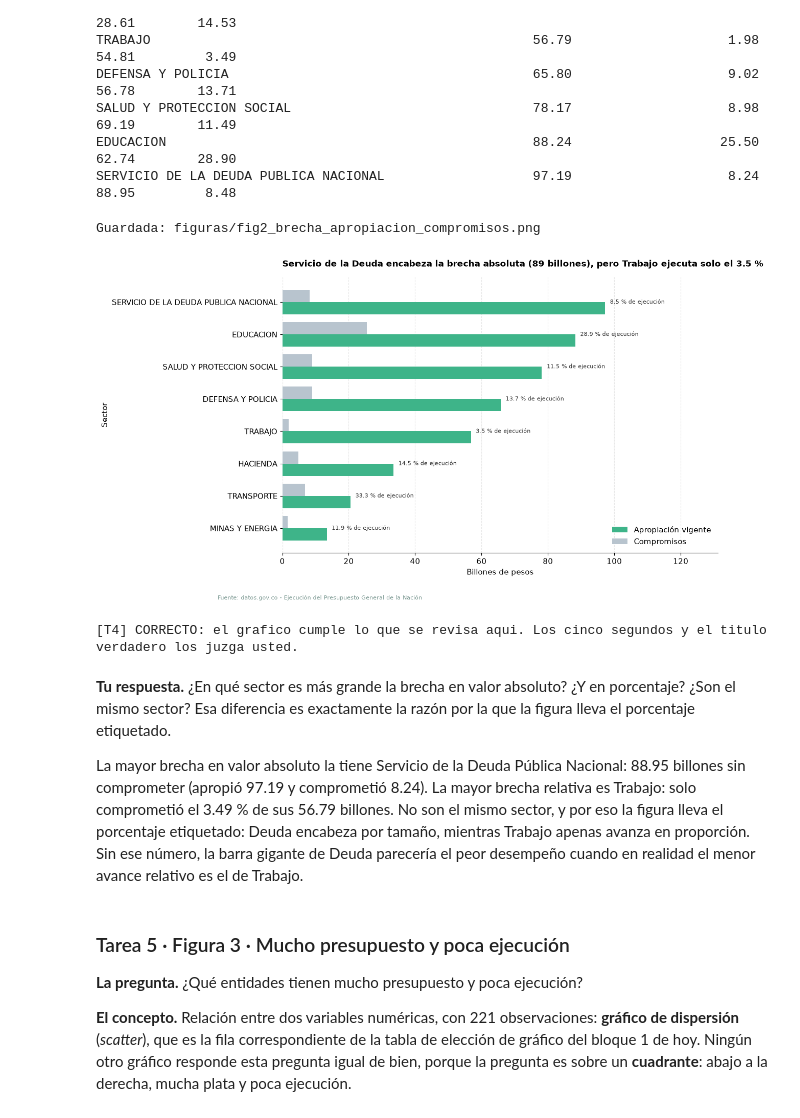
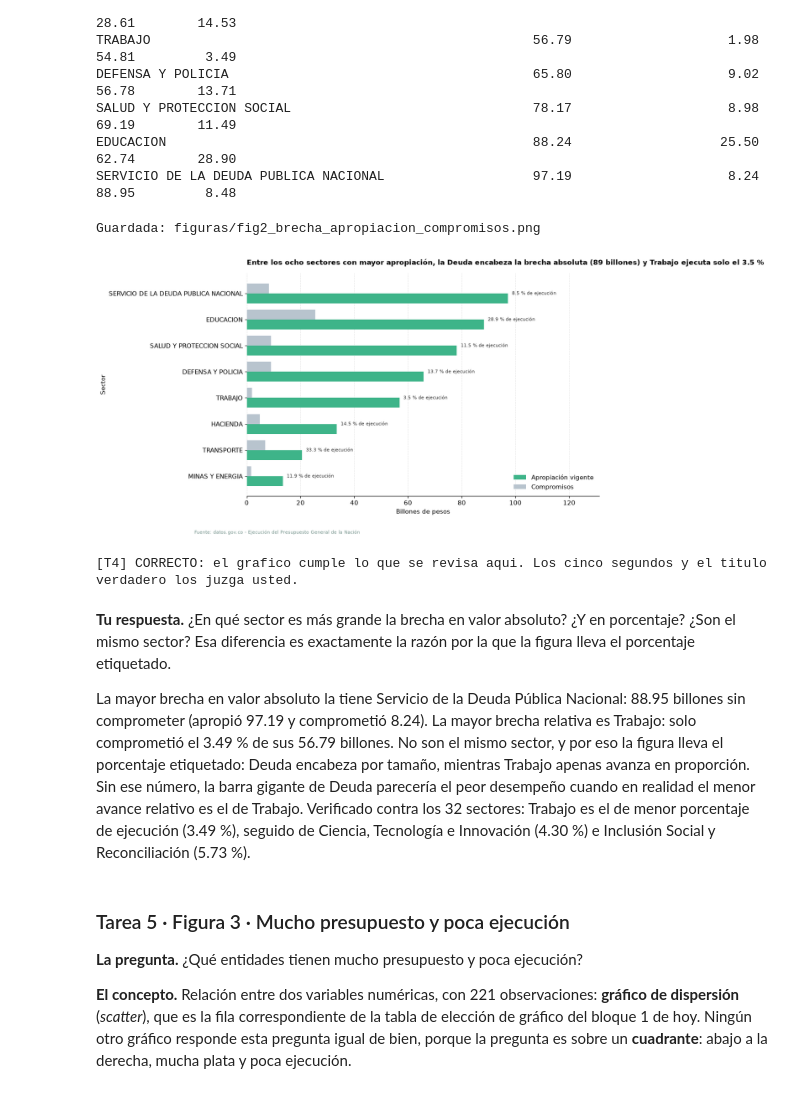
Before and after one commit to Breinersmartinez/Data-analysis, a Jupyter notebook: analitica-datos-estudiantes/clase08/reto_clase08_Martinez.ipynb, the cells around one changed output. Saved outputs shown, nothing was run; the diff lists cells and outputs as text; code cells hidden in the pictures.

Commit message:
Ajusta títulos y resaltado de entidades críticas en las figuras del reto de la clase 8

```diff
--- a/analitica-datos-estudiantes/clase08/reto_clase08_Martinez.ipynb
+++ b/analitica-datos-estudiantes/clase08/reto_clase08_Martinez.ipynb
@@ -775,35 +775,35 @@ fig2, eje2 = plt.subplots(figsize=(11, 7))
 # 3. dos series desplazadas media anchura: apropiación arriba, compromisos abajo.
 eje2.barh(posiciones - ancho/2, datos_f2['Apropiación (billones)'], height=ancho,
           color=PALETA['enfasis'], label='Apropiación vigente')
 eje2.barh(posiciones + ancho/2, datos_f2['Compromisos (billones)'], height=ancho,
           color=PALETA['secundario'], label='Compromisos')
 
 # 4. las barras ya no están en posiciones enteras: las etiquetas van aparte.
 eje2.set_yticks(posiciones)
 eje2.set_yticklabels(datos_f2.index)
 
 # 5. el % de ejecución al final de cada par: brecha absoluta y relativa no son el mismo ranking.
 for i, (_, fila) in enumerate(datos_f2.iterrows()):
     eje2.text(fila['Apropiación (billones)'] + 1.5, i,
               f"{fila['% Ejecución']:.1f} % de ejecución", va='center', fontsize=8, color='#333333')
 
 # 6. eje x desde cero, etiquetas con unidad y título con la conclusión.
 eje2.set_xlim(0, datos_f2['Apropiación (billones)'].max() * 1.35)
 eje2.set_xlabel('Billones de pesos')
 eje2.set_ylabel('Sector')
-eje2.set_title('Servicio de la Deuda encabeza la brecha absoluta (89 billones), pero Trabajo ejecuta solo el 3.5 %',
+eje2.set_title('Entre los ocho sectores con mayor apropiación, la Deuda encabeza la brecha absoluta (89 billones) y Trabajo ejecuta solo el 3.5 %',
                loc='left', pad=15, fontsize=12, fontweight='bold')
 
 # 7. leyenda, limpieza y fuente.
 eje2.legend(frameon=False, loc='lower right')
 limpiar_ejes(eje2, eje_grilla='x')
 fig2.text(0.01, -0.02, FUENTE, fontsize=8, color=PALETA['referencia'])
 
 # 8. exportar.
 guardar(fig2, 'fig2_brecha_apropiacion_compromisos')
 # %% [output]
 Guardada: figuras/fig2_brecha_apropiacion_compromisos.png
-[figure, old version]
+[figure, new version]
 # %%
 comprobar_grafico('T4', eje2, desde_cero='x', minimo_textos=4)
 # %% [output]
@@ -813,7 +813,7 @@ comprobar_grafico('T4', eje2, desde_cero='x', minimo_textos=4)
 el mismo sector? Esa diferencia es exactamente la razón por la que la figura lleva el porcentaje
 etiquetado.
 
-La mayor brecha en valor absoluto la tiene Servicio de la Deuda Pública Nacional: 88.95 billones sin comprometer (apropió 97.19 y comprometió 8.24). La mayor brecha relativa es Trabajo: solo comprometió el 3.49 % de sus 56.79 billones. No son el mismo sector, y por eso la figura lleva el porcentaje etiquetado: Deuda encabeza por tamaño, mientras Trabajo apenas avanza en proporción. Sin ese número, la barra gigante de Deuda parecería el peor desempeño cuando en realidad el menor avance relativo es el de Trabajo.
+La mayor brecha en valor absoluto la tiene Servicio de la Deuda Pública Nacional: 88.95 billones sin comprometer (apropió 97.19 y comprometió 8.24). La mayor brecha relativa es Trabajo: solo comprometió el 3.49 % de sus 56.79 billones. No son el mismo sector, y por eso la figura lleva el porcentaje etiquetado: Deuda encabeza por tamaño, mientras Trabajo apenas avanza en proporción. Sin ese número, la barra gigante de Deuda parecería el peor desempeño cuando en realidad el menor avance relativo es el de Trabajo. Verificado contra los 32 sectores: Trabajo es el de menor porcentaje de ejecución (3.49 %), seguido de Ciencia, Tecnología e Innovación (4.30 %) e Inclusión Social y Reconciliación (5.73 %).
 # %% [markdown]
 ### Tarea 5 · Figura 3 · Mucho presupuesto y poca ejecución
 
```
Also changed, not shown: parts of 4 cells of this notebook, 4 other files.
